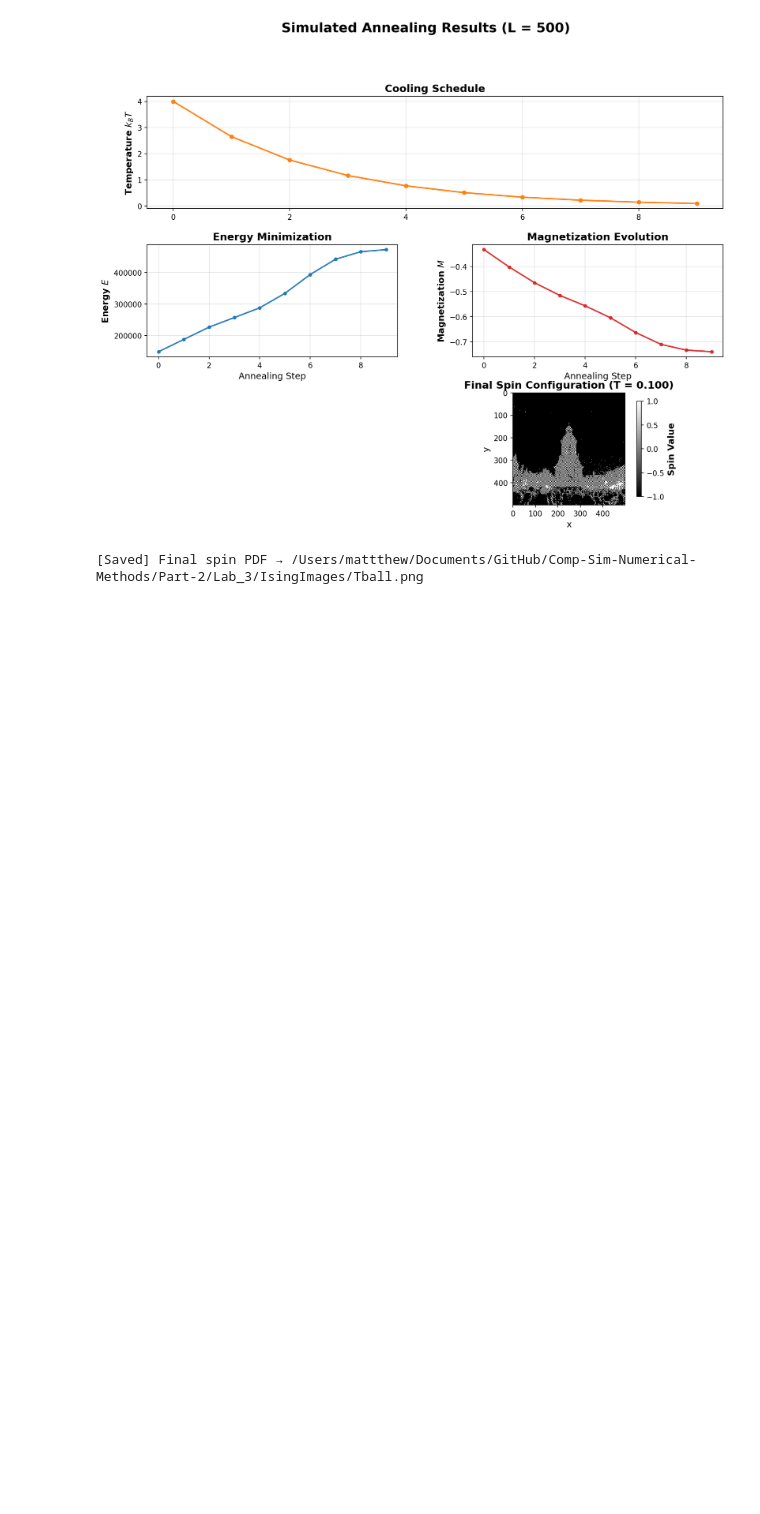
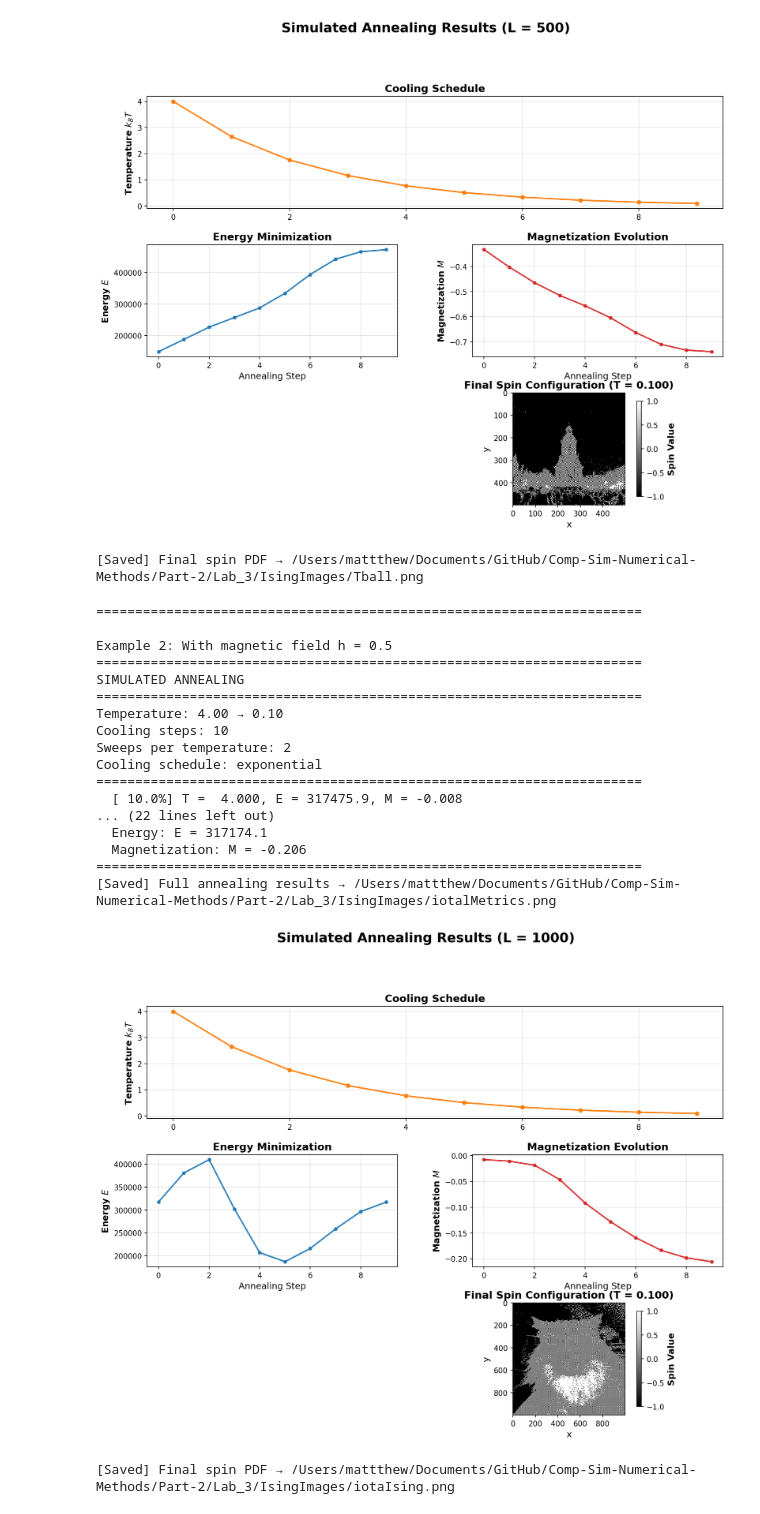
Before and after one commit to Matth3wc/Comp-Sim-Numerical-Methods, a Jupyter notebook: Part-2/Lab_3/Lab3.ipynb, the cells around one changed output. Saved outputs shown, nothing was run; the diff lists cells and outputs as text; code cells hidden in the pictures; blank space fills up the shorter version.

```diff
--- a/Part-2/Lab_3/Lab3.ipynb
+++ b/Part-2/Lab_3/Lab3.ipynb
@@ -1902,3 +1895,49 @@ Cooling schedule: exponential
 [Saved] Full annealing results → /Users/mattthew/Documents/GitHub/Comp-Sim-Numerical-Methods/Part-2/Lab_3/IsingImages/TballMetrics.png
 [figure]
 [Saved] Final spin PDF → /Users/mattthew/Documents/GitHub/Comp-Sim-Numerical-Methods/Part-2/Lab_3/IsingImages/Tball.png
+# %%
+# Example 2: With magnetic field (spins align with field)
+print("\n" + "="*70 + "\n")
+print("Example 2: With magnetic field h = 0.5")
+h_field, gray = load_image("/Users/mattthew/Documents/GitHub/Comp-Sim-Numerical-Methods/Part-2/Lab_3/images/iota.png", L=1000, h0=3.0)
+lattice2, temps2, energies2, mags2 = simulated_annealing(
+    L=1000,
+    T_start=4.0,
+    T_end=0.1,
+    cooling_steps=10,
+    sweeps_per_temp=2,
+    h=h_field,  # Positive field favors spin-up
+    J=-0.6,
+    initial_state='random',
+    cooling='exponential'
+)
+
+
+plot_annealing_results(
+    temps2,
+    energies2,
+    mags2,
+    lattice2,
+    save_path="/Users/mattthew/Documents/GitHub/Comp-Sim-Numerical-Methods/Part-2/Lab_3/IsingImages/iotalMetrics.png",
+    final_spin_pdf="/Users/mattthew/Documents/GitHub/Comp-Sim-Numerical-Methods/Part-2/Lab_3/IsingImages/iotaIsing.png"
+)
+# %% [output]
+======================================================================
+
+Example 2: With magnetic field h = 0.5
+======================================================================
+SIMULATED ANNEALING
+======================================================================
+Temperature: 4.00 → 0.10
+Cooling steps: 10
+Sweeps per temperature: 2
+Cooling schedule: exponential
+======================================================================
+  [ 10.0%] T =  4.000, E = 317475.9, M = -0.008
+... (22 lines left out)
+  Energy: E = 317174.1
+  Magnetization: M = -0.206
+======================================================================
+[Saved] Full annealing results → /Users/mattthew/Documents/GitHub/Comp-Sim-Numerical-Methods/Part-2/Lab_3/IsingImages/iotalMetrics.png
+[figure, added]
+[Saved] Final spin PDF → /Users/mattthew/Documents/GitHub/Comp-Sim-Numerical-Methods/Part-2/Lab_3/IsingImages/iotaIsing.png
```
Also changed, not shown: parts of 1 cell of this notebook, 5 other files.
